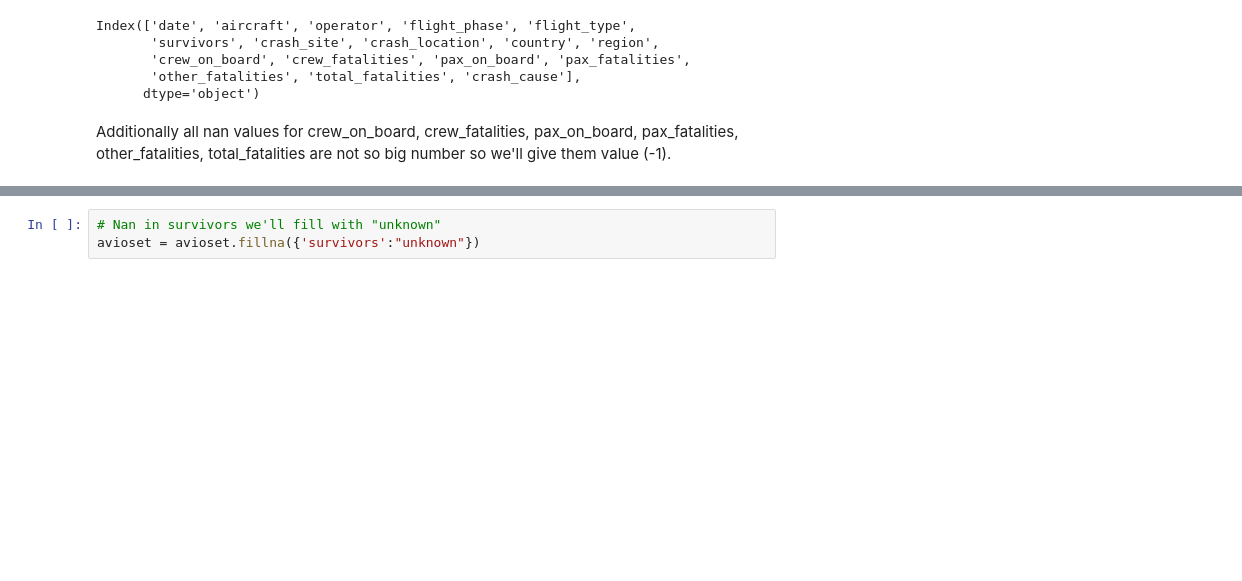
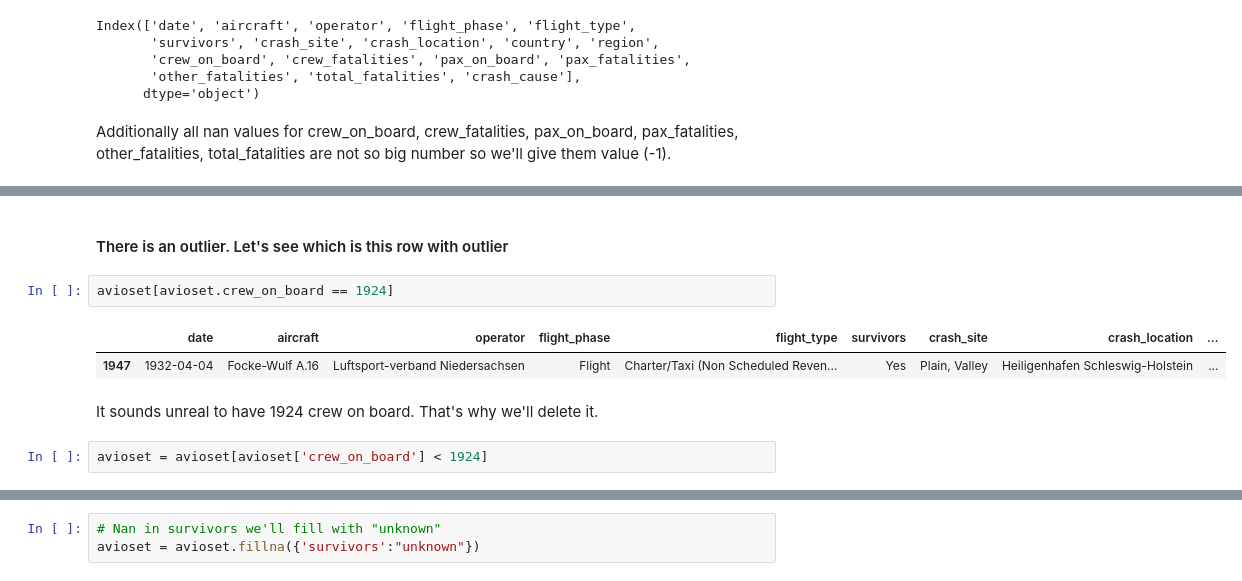
Before and after one commit to petiatodorova/Accidents-in-Aviation-Analysis, a Jupyter notebook: Dataset_1_AAB.ipynb, the cells around one changed output, grey strips where cells are left out. Drawn from its saved outputs; the diff is of its cells as text; blank space fills up the shorter version.

```diff
--- a/Dataset_1_AAB.ipynb
+++ b/Dataset_1_AAB.ipynb
@@ -211,0 +231,12 @@ Additionally all nan values for crew_on_board, crew_fatalities, pax_on_board, pa
+# %% [markdown]
+#### There is an outlier. Let's see which is this row with outlier
+# %%
+avioset[avioset.crew_on_board == 1924]
+# %% [output]
+|  | date | aircraft | operator | flight_phase | flight_type | survivors | crash_site | crash_location | ... |
+| 1947 | 1932-04-04 | Focke-Wulf A.16 | Luftsport-verband Niedersachsen | Flight | Charter/Taxi (Non Scheduled Reven... | Yes | Plain, Valley | Heiligenhafen Schleswig-Holstein | ... |
+# %% [markdown]
+It sounds unreal to have 1924 crew on board.
+That's why we'll delete it.
+# %%
+avioset = avioset[avioset['crew_on_board'] < 1924]
```
Also changed, not shown: parts of 52 cells of this notebook.
